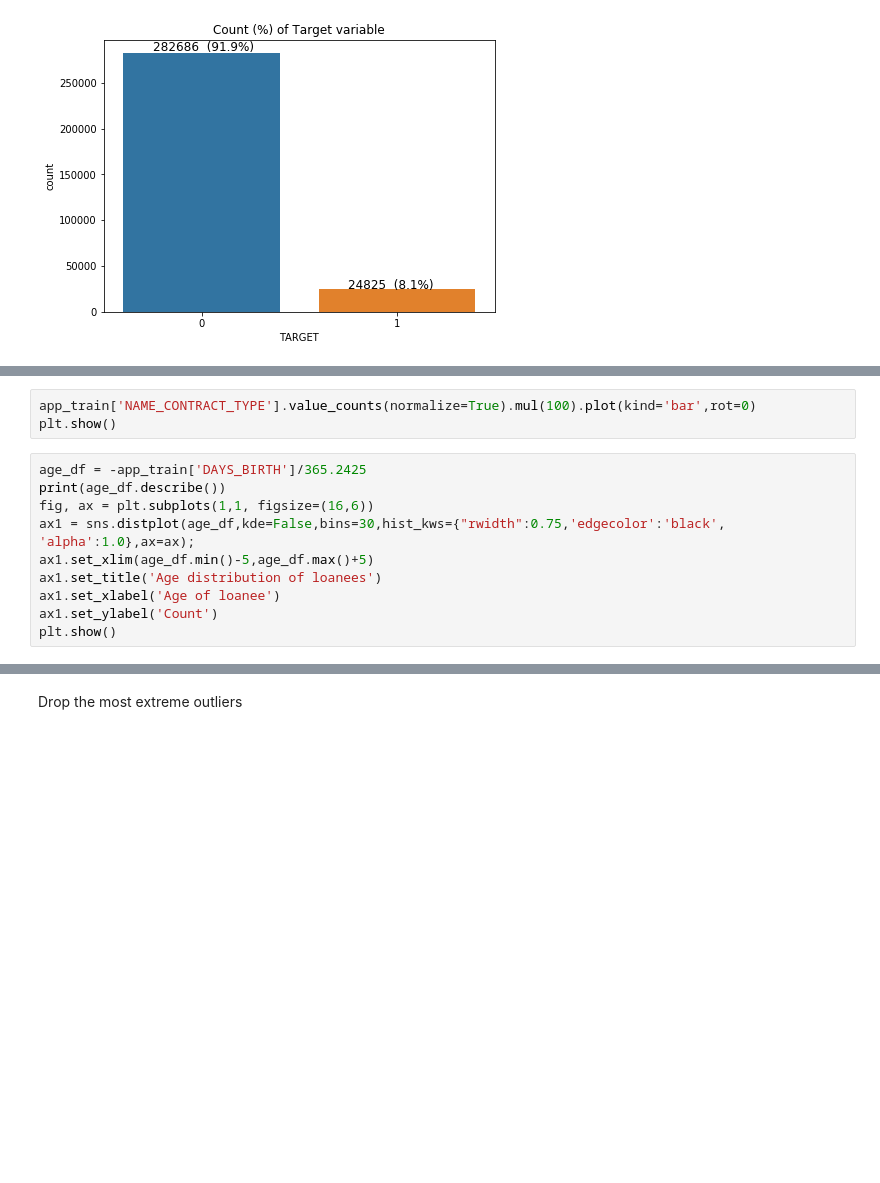
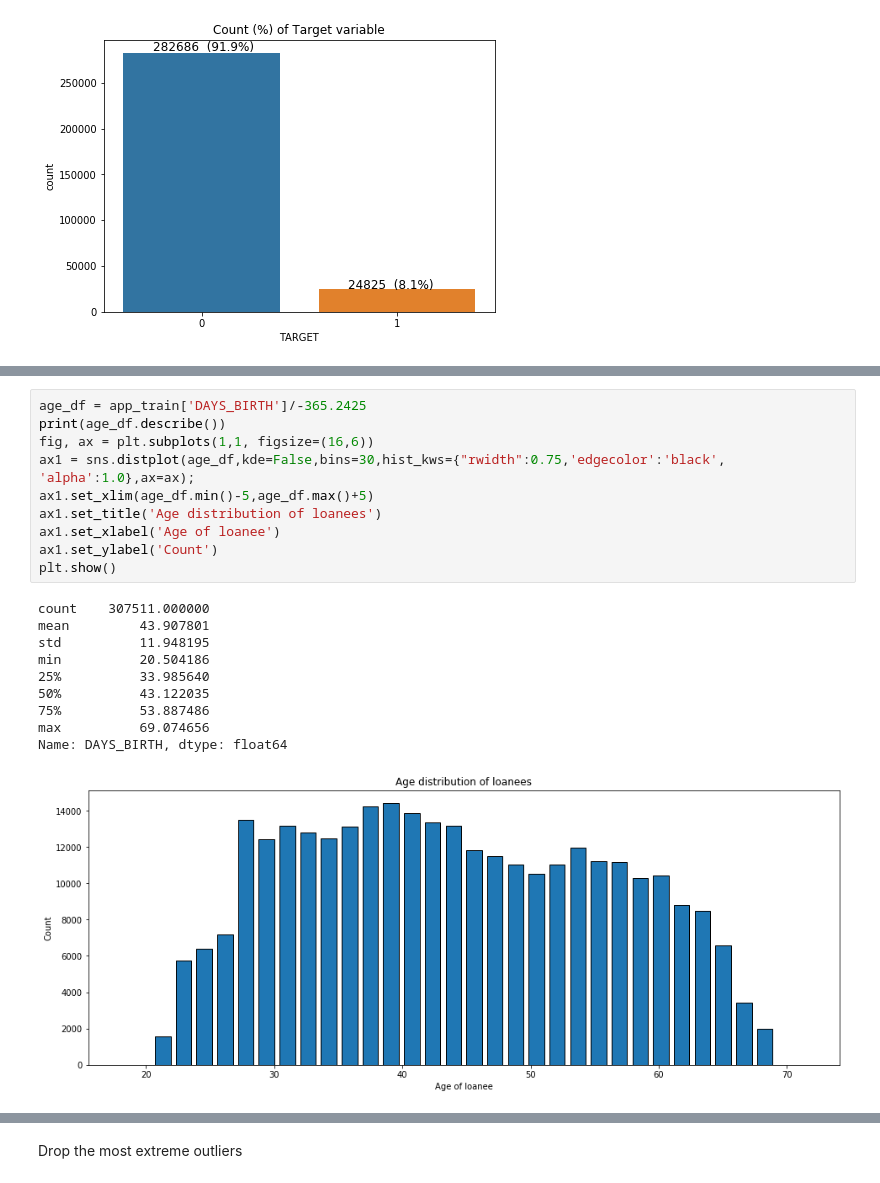
Before and after one commit to jan-podlipny/Default-Risk, a Jupyter notebook: notebooks/application-train-EDA.ipynb, the cells around one changed output, grey strips where cells are left out. Drawn from its saved outputs; the diff is of its cells as text; blank space fills up the shorter version.

```diff
--- a/notebooks/application-train-EDA.ipynb
+++ b/notebooks/application-train-EDA.ipynb
@@ -254,14 +294,22 @@ plt.show()
-# %%
-app_train['NAME_CONTRACT_TYPE'].value_counts(normalize=True).mul(100).plot(kind='bar',rot=0)
-plt.show()
 # %%
-age_df = -app_train['DAYS_BIRTH']/365.2425
+age_df = app_train['DAYS_BIRTH']/-365.2425
 print(age_df.describe())
 fig, ax = plt.subplots(1,1, figsize=(16,6))
 ax1 = sns.distplot(age_df,kde=False,bins=30,hist_kws={"rwidth":0.75,'edgecolor':'black', 'alpha':1.0},ax=ax);
 ax1.set_xlim(age_df.min()-5,age_df.max()+5)
 ax1.set_title('Age distribution of loanees')
 ax1.set_xlabel('Age of loanee')
 ax1.set_ylabel('Count')
 plt.show()
+# %% [output]
+count    307511.000000
+mean         43.907801
+std          11.948195
+min          20.504186
+25%          33.985640
+50%          43.122035
+75%          53.887486
+max          69.074656
+Name: DAYS_BIRTH, dtype: float64
+[figure, added]
 # %%
```
Also changed, not shown: parts of 55 cells of this notebook.
